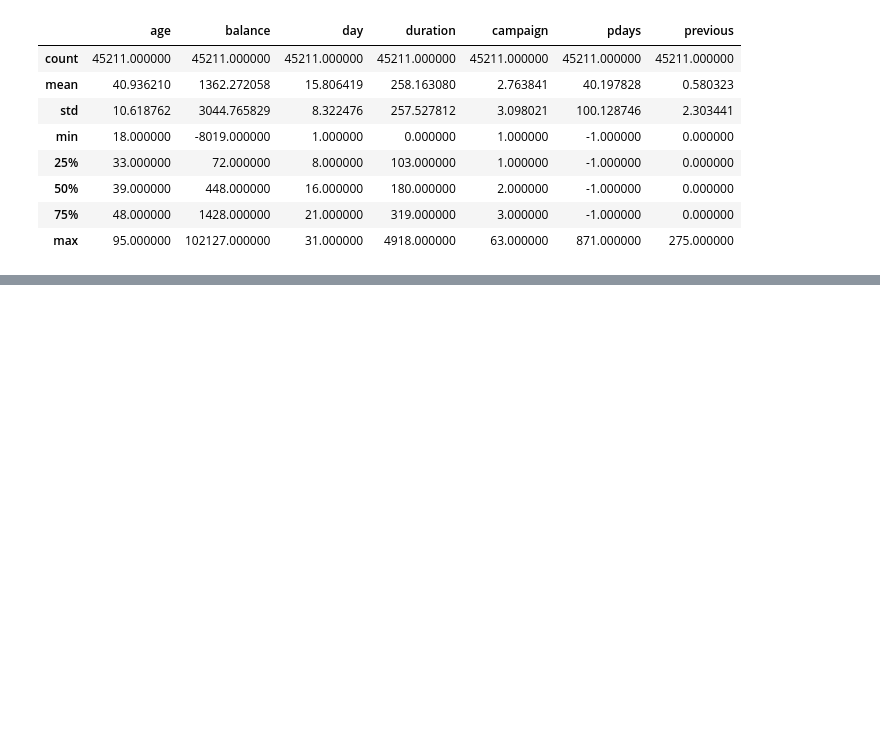
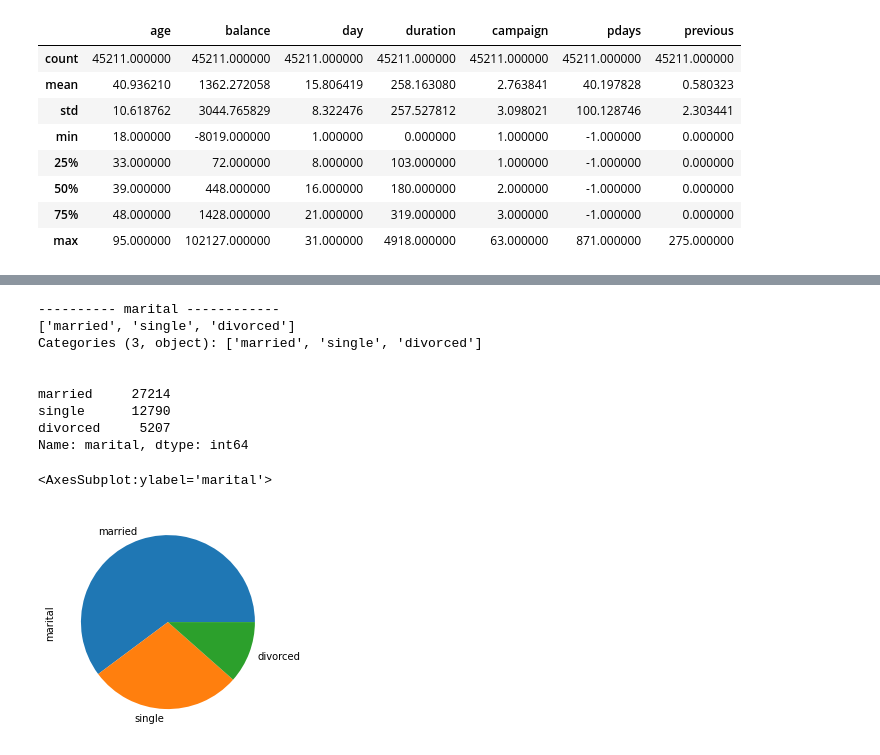
Before and after one commit to hieuvu99/ITEC4230_Project, a Jupyter notebook: Code.ipynb, the cells around one changed output, grey strips where cells are left out. Drawn from its saved outputs; the diff is of its cells as text; code cells hidden in the pictures; blank space fills up the shorter version.

```diff
--- a/Code.ipynb
+++ b/Code.ipynb
@@ -102,0 +177,18 @@ df.describe()
+# %%
+print('\n---------- marital ------------')
+print(df['marital'].unique())
+print('\n')
+print(df['marital'].value_counts())
+df['marital'].value_counts().plot(kind='pie')
+# %% [output]
+---------- marital ------------
+['married', 'single', 'divorced']
+Categories (3, object): ['married', 'single', 'divorced']
+
+
+married     27214
+single      12790
+divorced     5207
+Name: marital, dtype: int64
+<AxesSubplot:ylabel='marital'>
+[figure, added]
```
Also changed, not shown: parts of 14 cells of this notebook.
